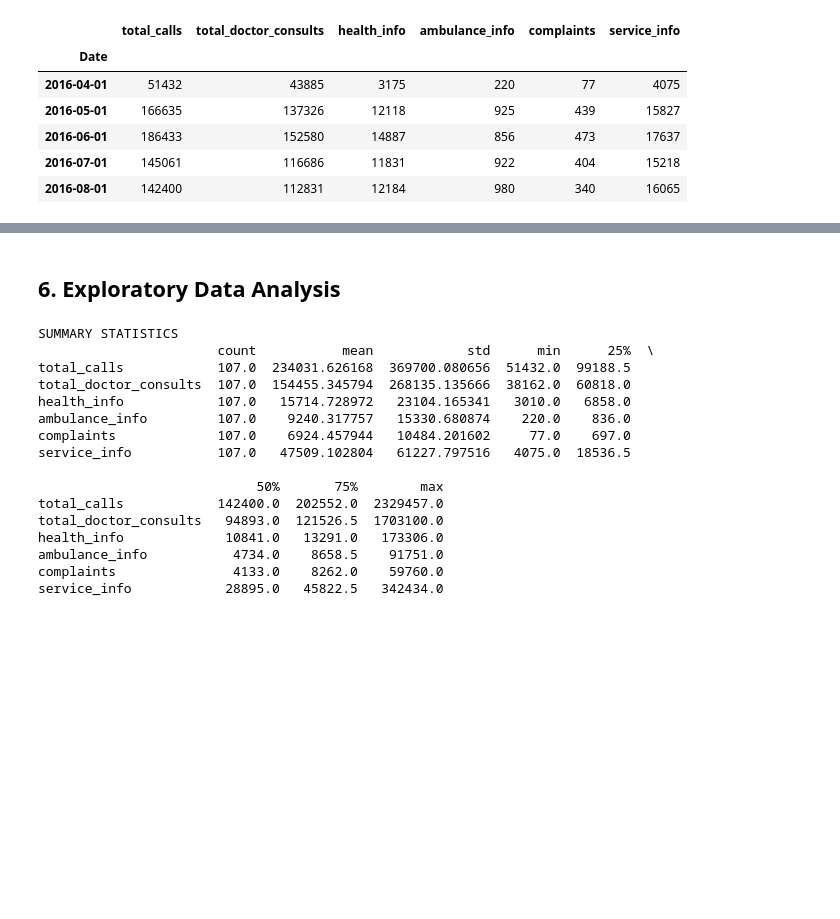
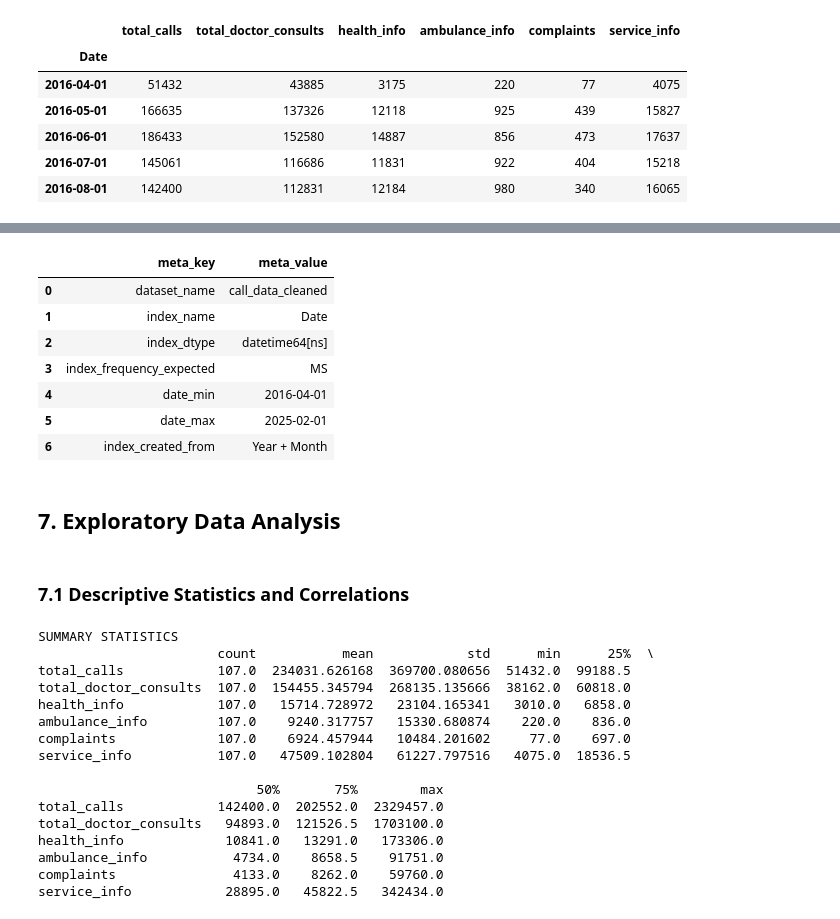
Before and after one commit to amschiltz/healthcare-surge-strain, a Jupyter notebook: notebooks/0.1-ams-initial-exploration.ipynb, the cells around one changed output, grey strips where cells are left out. Drawn from its saved outputs; the diff is of its cells as text; code cells hidden in the pictures; blank space fills up the shorter version.

```diff
--- a/notebooks/0.1-ams-initial-exploration.ipynb
+++ b/notebooks/0.1-ams-initial-exploration.ipynb
@@ -358,0 +438,11 @@ First few rows:
+# %%
+# Build metadata table
+clean_dict_metadata = pd.DataFrame([
+    {"meta_key": "dataset_name", "meta_value": "call_data_cleaned"},
+    {"meta_key": "index_name", "meta_value": "Date"},
+    {"meta_key": "index_dtype", "meta_value": str(df.index.dtype)},
+    {"meta_key": "index_frequency_expected", "meta_value": "MS"},
+    {"meta_key": "date_min", "meta_value": str(df.index.min().date())},
+    {"meta_key": "date_max", "meta_value": str(df.index.max().date())},
+    {"meta_key": "index_created_from", "meta_value": "Year + Month"},
+])
@@ -359,5 +453,18 @@ First few rows:
+# %%
+display(clean_dict_metadata)
+# %% [output]
+|  | meta_key | meta_value |
+| 0 | dataset_name | call_data_cleaned |
+| 1 | index_name | Date |
+| 2 | index_dtype | datetime64[ns] |
+| 3 | index_frequency_expected | MS |
+| 4 | date_min | 2016-04-01 |
+| 5 | date_max | 2025-02-01 |
+| 6 | index_created_from | Year + Month |
 # %% [markdown]
-## 6. Exploratory Data Analysis
+## 7. Exploratory Data Analysis
+# %% [markdown]
+### 7.1 Descriptive Statistics and Correlations
 # %%
 # Basic statistics on cleaned data
 print("SUMMARY STATISTICS")
```
Also changed, not shown: parts of 41 cells of this notebook, 2 other files.
